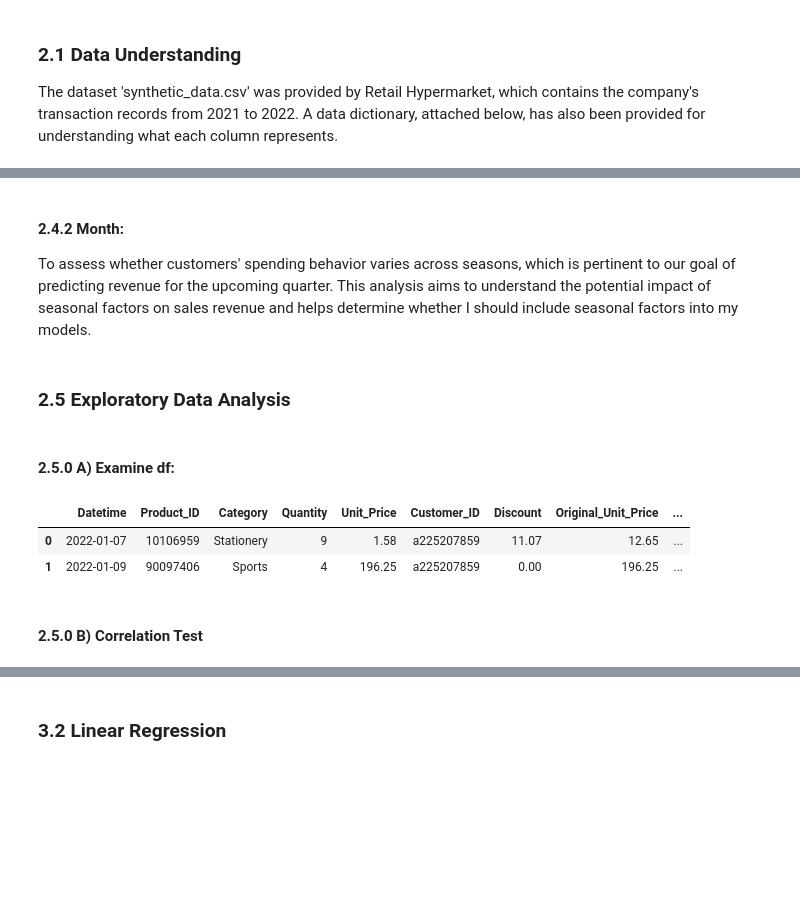
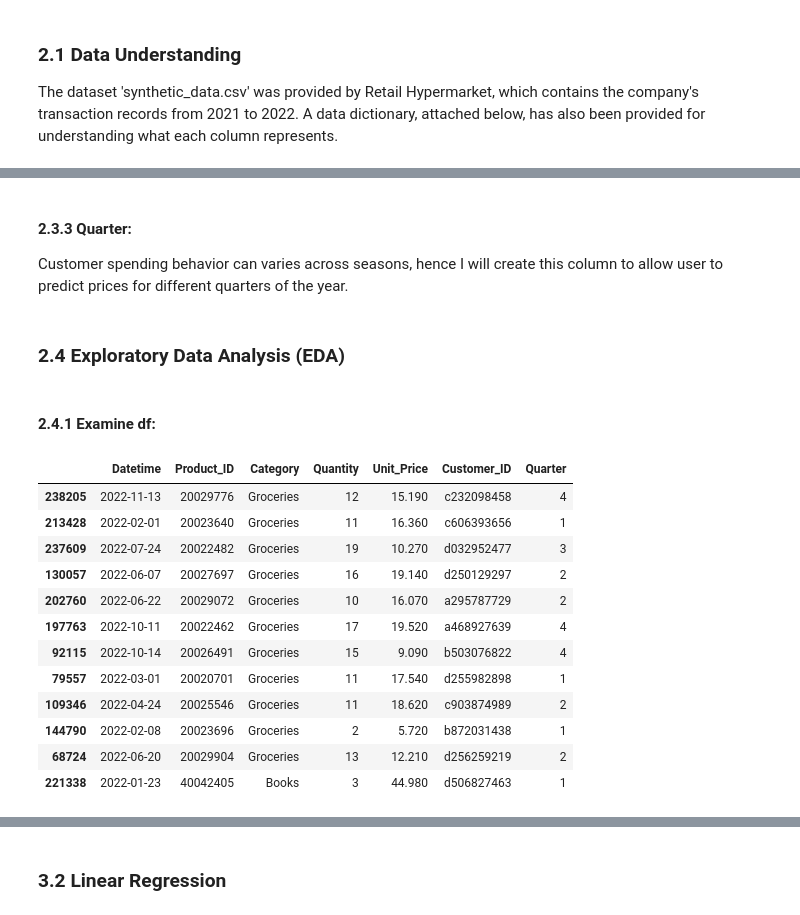
Before and after one commit to Javen05/Machine-Learning, a Jupyter notebook: 2202934B_MLDM.ipynb, the cells around one changed output, grey strips where cells are left out. Saved outputs shown, nothing was run; the diff lists cells and outputs as text; code cells hidden in the pictures; blank space fills up the shorter version.

```diff
--- a/2202934B_MLDM.ipynb
+++ b/2202934B_MLDM.ipynb
@@ -173,6 +227,0 @@ df['Unit_Price'] = round(df['Unit_Price'], 2)
-# %%
-# Find the maximum unit price for each product_id
-max_prices = df.groupby('Product_ID')['Unit_Price'].transform('max')
-
-# Calculate the discount for each row
-df['Discount'] = max_prices - df['Unit_Price']
@@ -181,3 +227,0 @@ df['Discount'] = max_prices - df['Unit_Price']
-# %%
-# new col for original price, keep Unit_Price for future usage
-df['Original_Unit_Price'] = df['Unit_Price'] + df['Discount']
@@ -190,2 +227,0 @@ Required for answering problem statement of understanding how customer behaviour
-# %%
-df['Total_Spent'] = df['Quantity'] * df['Unit_Price']
@@ -192,17 +232,26 @@ df['Total_Spent'] = df['Quantity'] * df['Unit_Price']
 # %% [markdown]
-#### 2.4.2 Month:
-To assess whether customers' spending behavior varies across seasons, which is pertinent to our goal of predicting revenue for the upcoming quarter. This analysis aims to understand the potential impact of seasonal factors on sales revenue and helps determine whether I should include seasonal factors into my models.
+#### 2.3.3 Quarter:
+Customer spending behavior can varies across seasons, hence I will create this column to allow user to predict prices for different quarters of the year.
 # %%
-df['Month'] = df['Datetime'].dt.month
+df['Quarter'] = df['Datetime'].dt.to_period('Q').astype(str).str[-1]
+# Only need the Quarter number
 # %% [markdown]
-### 2.5 Exploratory Data Analysis
+### 2.4 Exploratory Data Analysis (EDA)
 # %% [markdown]
-#### 2.5.0 A) Examine df:
+#### 2.4.1 Examine df:
 # %%
-df.head(2)
+df.sample(12)
 # %% [output]
-|  | Datetime | Product_ID | Category | Quantity | Unit_Price | Customer_ID | Discount | Original_Unit_Price | ... |
-| 0 | 2022-01-07 | 10106959 | Stationery | 9 | 1.58 | a225207859 | 11.07 | 12.65 | ... |
-| 1 | 2022-01-09 | 90097406 | Sports | 4 | 196.25 | a225207859 | 0.00 | 196.25 | ... |
+|  | Datetime | Product_ID | Category | Quantity | Unit_Price | Customer_ID | Quarter |
+| 238205 | 2022-11-13 | 20029776 | Groceries | 12 | 15.190 | c232098458 | 4 |
+| 213428 | 2022-02-01 | 20023640 | Groceries | 11 | 16.360 | c606393656 | 1 |
+| 237609 | 2022-07-24 | 20022482 | Groceries | 19 | 10.270 | d032952477 | 3 |
+| 130057 | 2022-06-07 | 20027697 | Groceries | 16 | 19.140 | d250129297 | 2 |
+| 202760 | 2022-06-22 | 20029072 | Groceries | 10 | 16.070 | a295787729 | 2 |
+| 197763 | 2022-10-11 | 20022462 | Groceries | 17 | 19.520 | a468927639 | 4 |
+| 92115 | 2022-10-14 | 20026491 | Groceries | 15 | 9.090 | b503076822 | 4 |
+| 79557 | 2022-03-01 | 20020701 | Groceries | 11 | 17.540 | d255982898 | 1 |
+| 109346 | 2022-04-24 | 20025546 | Groceries | 11 | 18.620 | c903874989 | 2 |
+| 144790 | 2022-02-08 | 20023696 | Groceries | 2 | 5.720 | b872031438 | 1 |
+| 68724 | 2022-06-20 | 20029904 | Groceries | 13 | 12.210 | d256259219 | 2 |
+| 221338 | 2022-01-23 | 40042405 | Books | 3 | 44.980 | d506827463 | 1 |
-# %% [markdown]
-#### 2.5.0 B) Correlation Test
```
Also changed, not shown: parts of 128 cells of this notebook, 1 other file.
